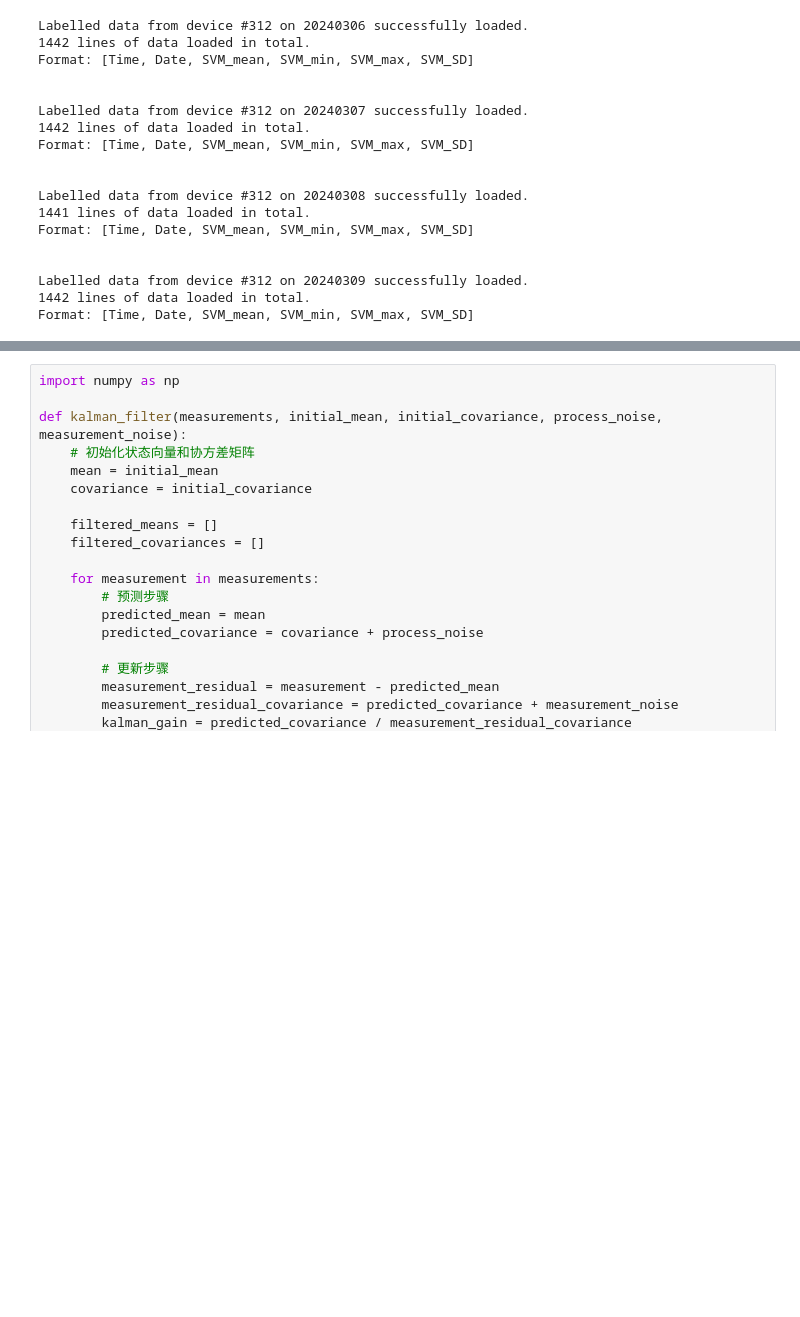
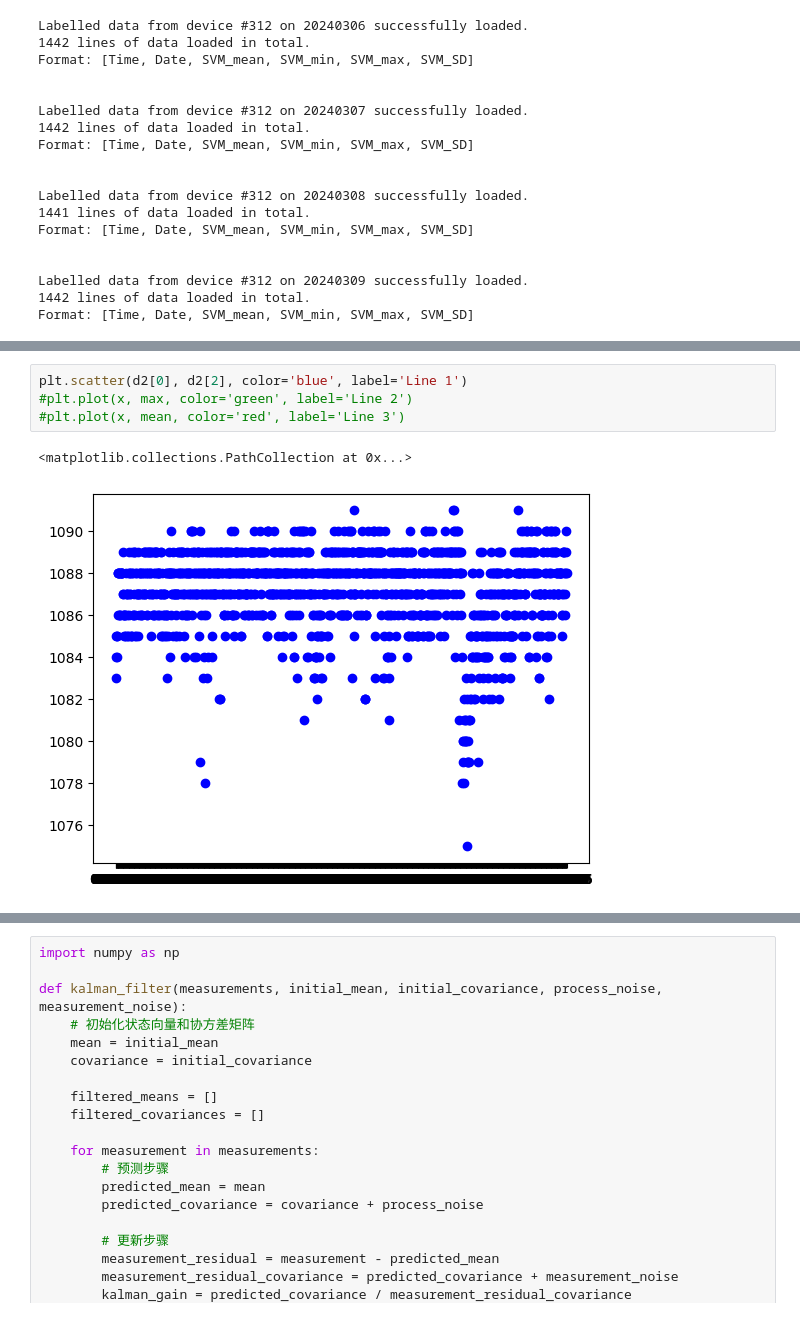
Before and after one commit to chron1kle/routes, a Jupyter notebook: visualization.ipynb, the cells around one changed output, grey strips where cells are left out. Saved outputs shown, nothing was run; the diff lists cells and outputs as text; blank space fills up the shorter version.

```diff
--- a/visualization.ipynb
+++ b/visualization.ipynb
@@ -238,0 +95,7 @@ plt.scatter(x, gau_mean, color='blue', label='Line 1')
+# %%
+plt.scatter(d2[0], d2[2], color='blue', label='Line 1')
+#plt.plot(x, max, color='green', label='Line 2')
+#plt.plot(x, mean, color='red', label='Line 3')
+# %% [output]
+<matplotlib.collections.PathCollection at 0x...>
+[figure, added]
```
Also changed, not shown: parts of 14 cells of this notebook, 1 other file.
